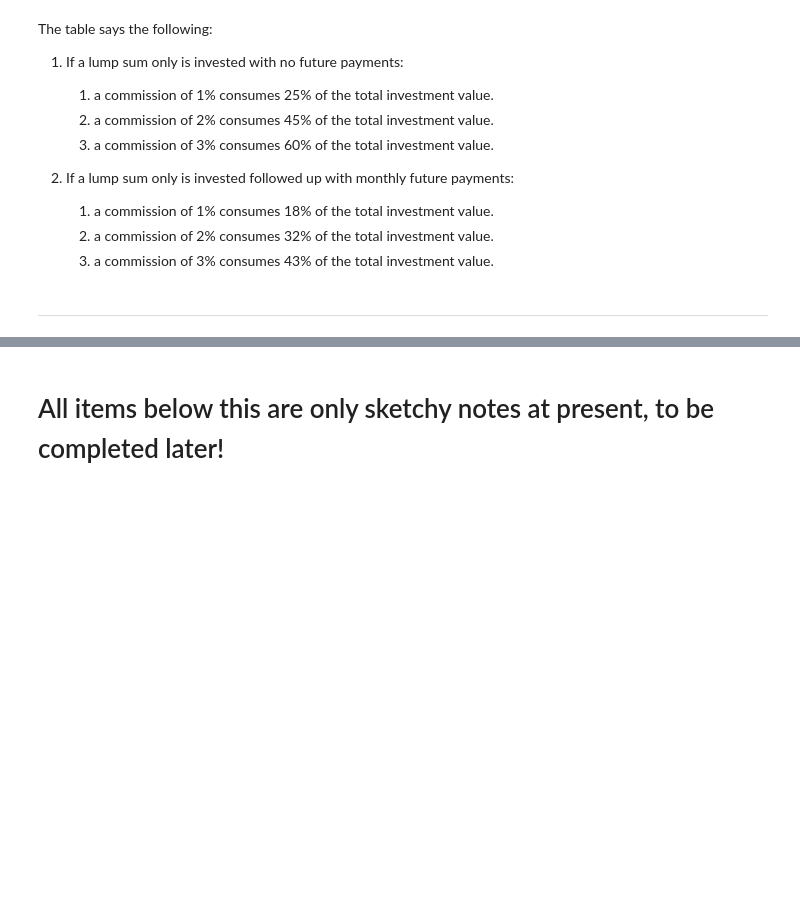
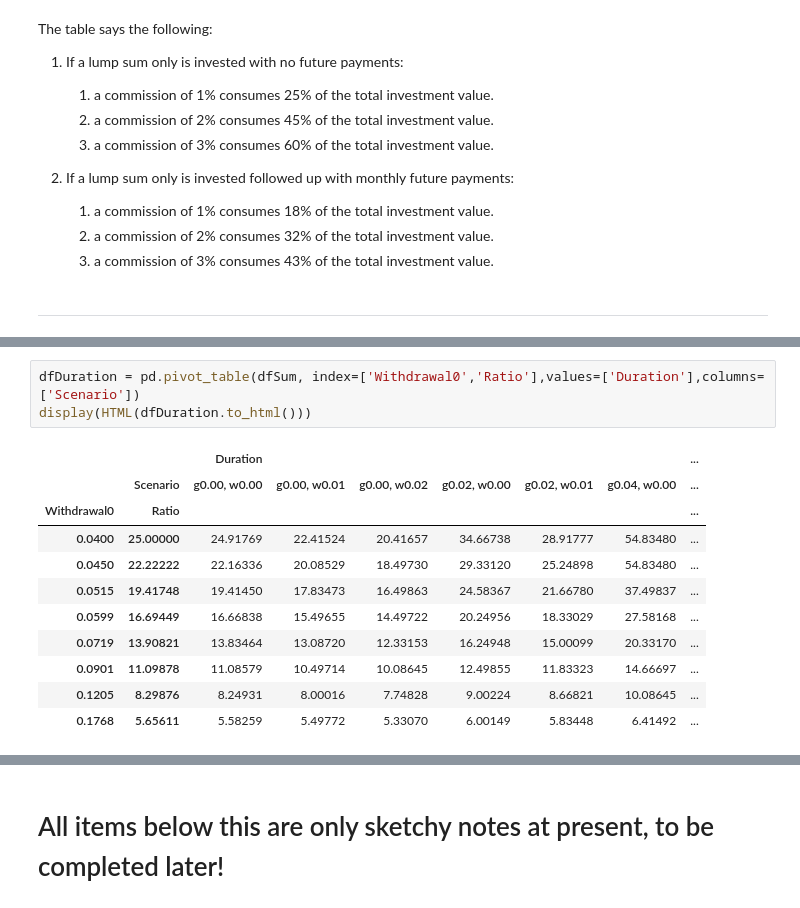
Before and after one commit to NelisW/RetirementPlanning, a Jupyter notebook: PersonalFinancialPlanning.ipynb, the cells around one changed output, grey strips where cells are left out. Drawn from its saved outputs; the diff is of its cells as text; blank space fills up the shorter version.

```diff
--- a/PersonalFinancialPlanning.ipynb
+++ b/PersonalFinancialPlanning.ipynb
@@ -1459,0 +1535,15 @@ The table says the following:
+# %%
+dfDuration = pd.pivot_table(dfSum, index=['Withdrawal0','Ratio'],values=['Duration'],columns=['Scenario'])
+display(HTML(dfDuration.to_html()))
+# %% [output]
+|  |  | Duration |  |  |  |  |  | ... |
+|  | Scenario | g0.00, w0.00 | g0.00, w0.01 | g0.00, w0.02 | g0.02, w0.00 | g0.02, w0.01 | g0.04, w0.00 | ... |
+| Withdrawal0 | Ratio |  |  |  |  |  |  | ... |
+| 0.0400 | 25.00000 | 24.91769 | 22.41524 | 20.41657 | 34.66738 | 28.91777 | 54.83480 | ... |
+| 0.0450 | 22.22222 | 22.16336 | 20.08529 | 18.49730 | 29.33120 | 25.24898 | 54.83480 | ... |
+| 0.0515 | 19.41748 | 19.41450 | 17.83473 | 16.49863 | 24.58367 | 21.66780 | 37.49837 | ... |
+| 0.0599 | 16.69449 | 16.66838 | 15.49655 | 14.49722 | 20.24956 | 18.33029 | 27.58168 | ... |
+| 0.0719 | 13.90821 | 13.83464 | 13.08720 | 12.33153 | 16.24948 | 15.00099 | 20.33170 | ... |
+| 0.0901 | 11.09878 | 11.08579 | 10.49714 | 10.08645 | 12.49855 | 11.83323 | 14.66697 | ... |
+| 0.1205 | 8.29876 | 8.24931 | 8.00016 | 7.74828 | 9.00224 | 8.66821 | 10.08645 | ... |
+| 0.1768 | 5.65611 | 5.58259 | 5.49772 | 5.33070 | 6.00149 | 5.83448 | 6.41492 | ... |
```
Also changed, not shown: parts of 51 cells of this notebook, 1 other file.
